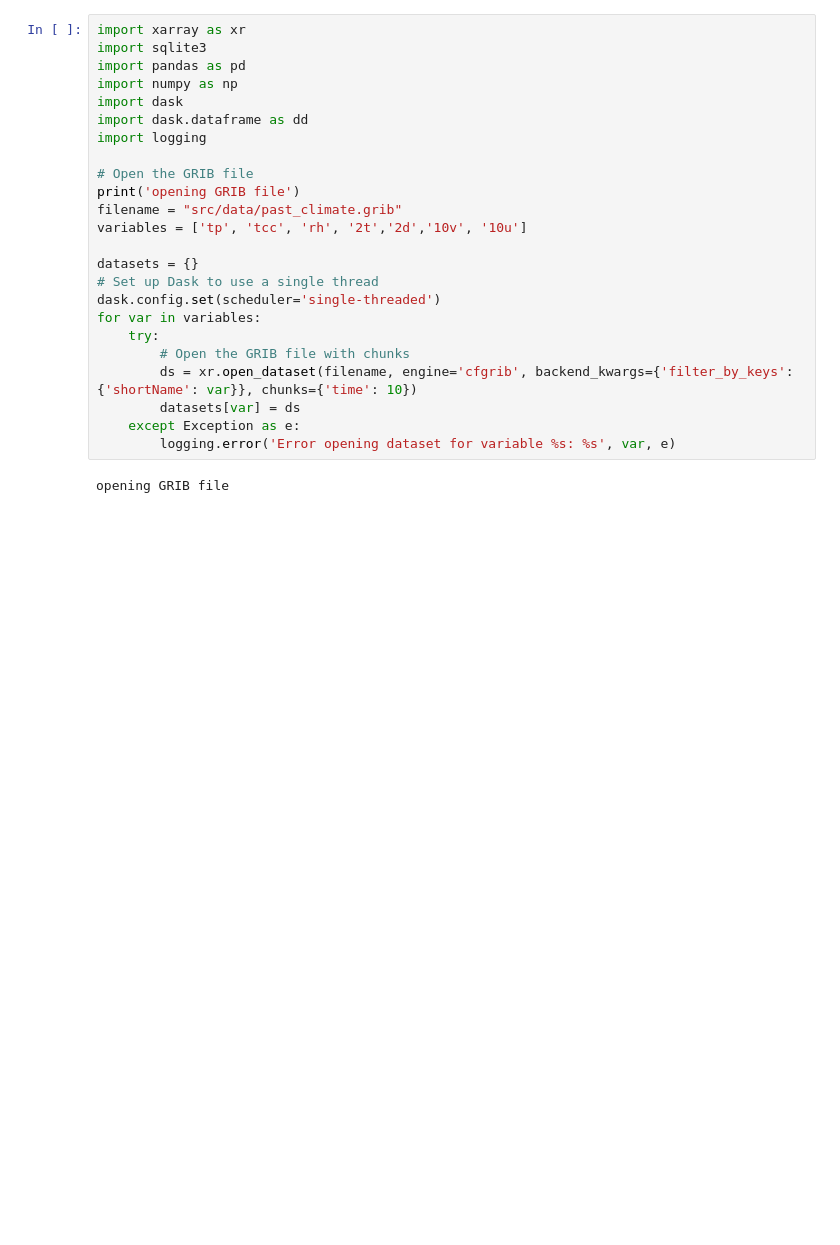
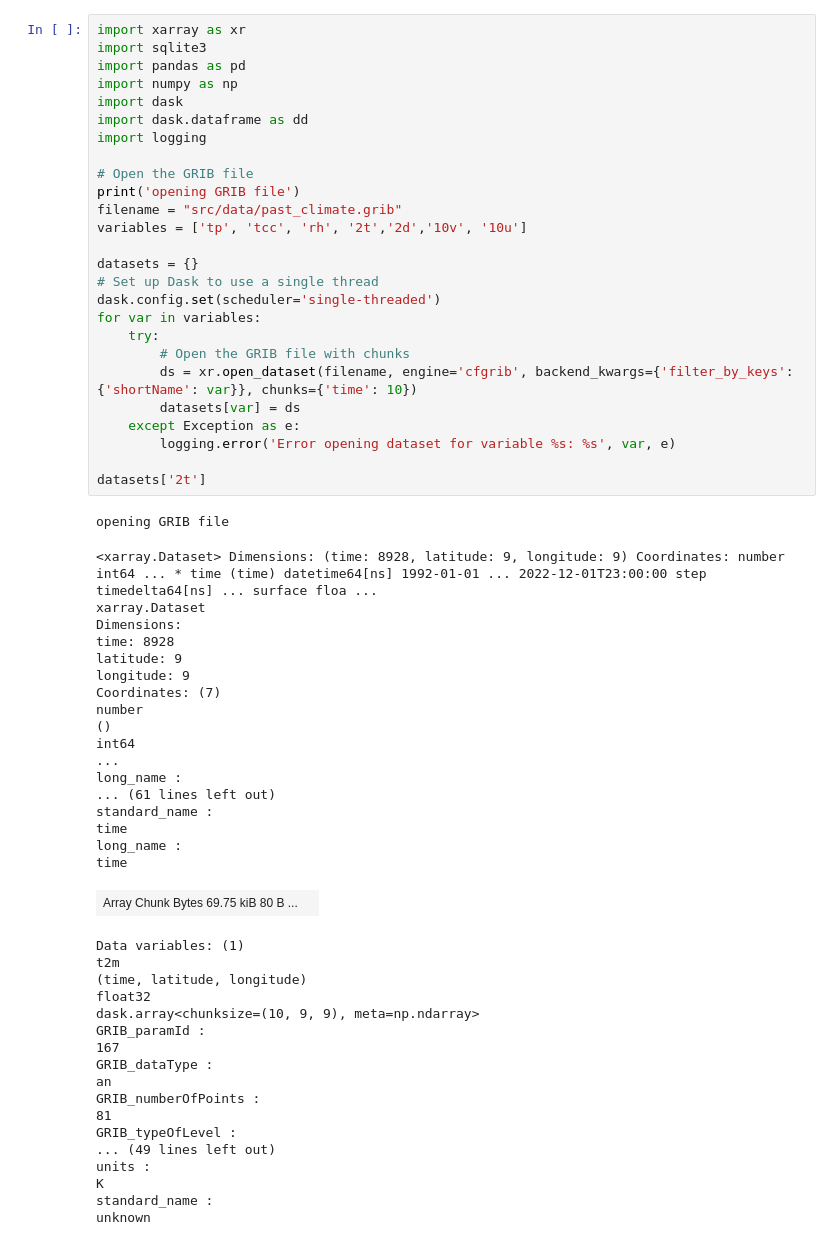
Before and after one commit to giacomo-lab/permaculture-climate, a Jupyter notebook: tp_investigation.ipynb, the cells around one changed output. Drawn from its saved outputs; the diff is of its cells as text; blank space fills up the shorter version.

```diff
--- a/tp_investigation.ipynb
+++ b/tp_investigation.ipynb
@@ -1,26 +1,63 @@
 # %%
 import xarray as xr
 import sqlite3
 import pandas as pd
 import numpy as np
 import dask
 import dask.dataframe as dd
 import logging
 
 # Open the GRIB file
 print('opening GRIB file')
 filename = "src/data/past_climate.grib"
 variables = ['tp', 'tcc', 'rh', '2t','2d','10v', '10u']
 
 datasets = {}
 # Set up Dask to use a single thread
 dask.config.set(scheduler='single-threaded')
 for var in variables:
     try:
         # Open the GRIB file with chunks
         ds = xr.open_dataset(filename, engine='cfgrib', backend_kwargs={'filter_by_keys': {'shortName': var}}, chunks={'time': 10})
         datasets[var] = ds
     except Exception as e:
         logging.error('Error opening dataset for variable %s: %s', var, e)
+
+datasets['2t']
 # %% [output]
 opening GRIB file
+<xarray.Dataset> Dimensions: (time: 8928, latitude: 9, longitude: 9) Coordinates: number int64 ... * time (time) datetime64[ns] 1992-01-01 ... 2022-12-01T23:00:00 step timedelta64[ns] ... surface floa ...
+xarray.Dataset
+Dimensions:
+time: 8928
+latitude: 9
+longitude: 9
+Coordinates: (7)
+number
+()
+int64
+...
+long_name :
+... (61 lines left out)
+standard_name :
+time
+long_name :
+time
+| Array Chunk Bytes 69.75 kiB 80 B ... |  |
+Data variables: (1)
+t2m
+(time, latitude, longitude)
+float32
+dask.array<chunksize=(10, 9, 9), meta=np.ndarray>
+GRIB_paramId :
+167
+GRIB_dataType :
+an
+GRIB_numberOfPoints :
+81
+GRIB_typeOfLevel :
+... (49 lines left out)
+units :
+K
+standard_name :
+unknown
```
Also changed, not shown: parts of 8 cells of this notebook.
